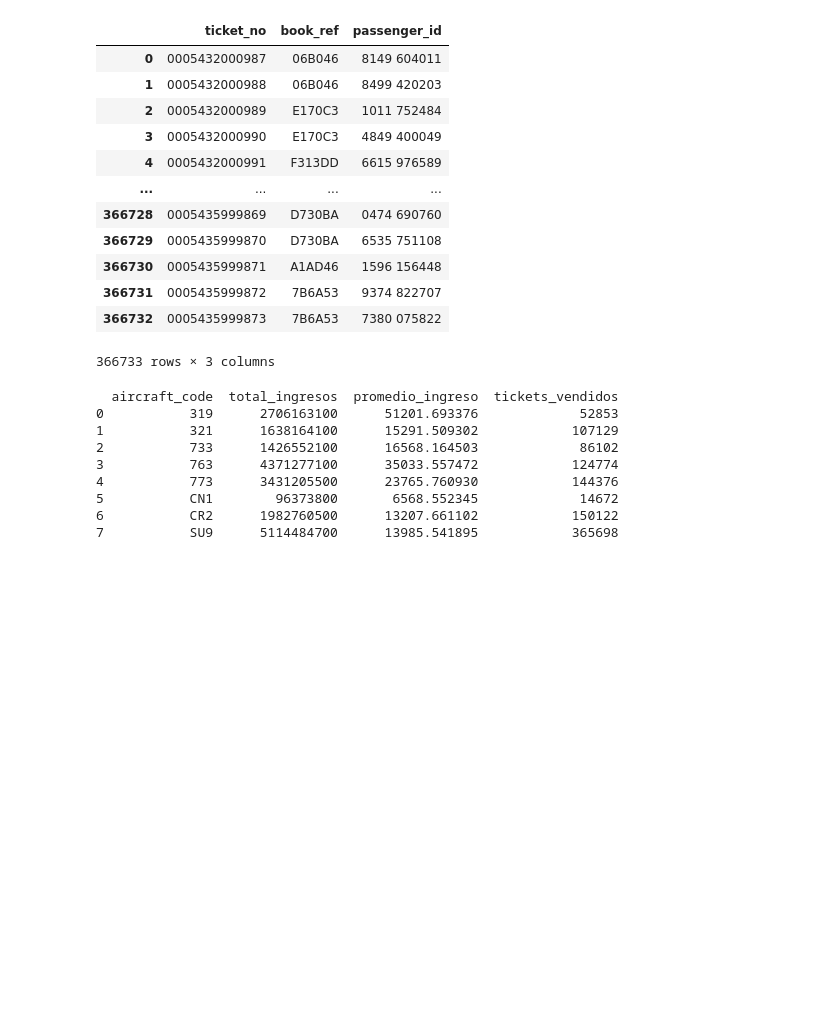
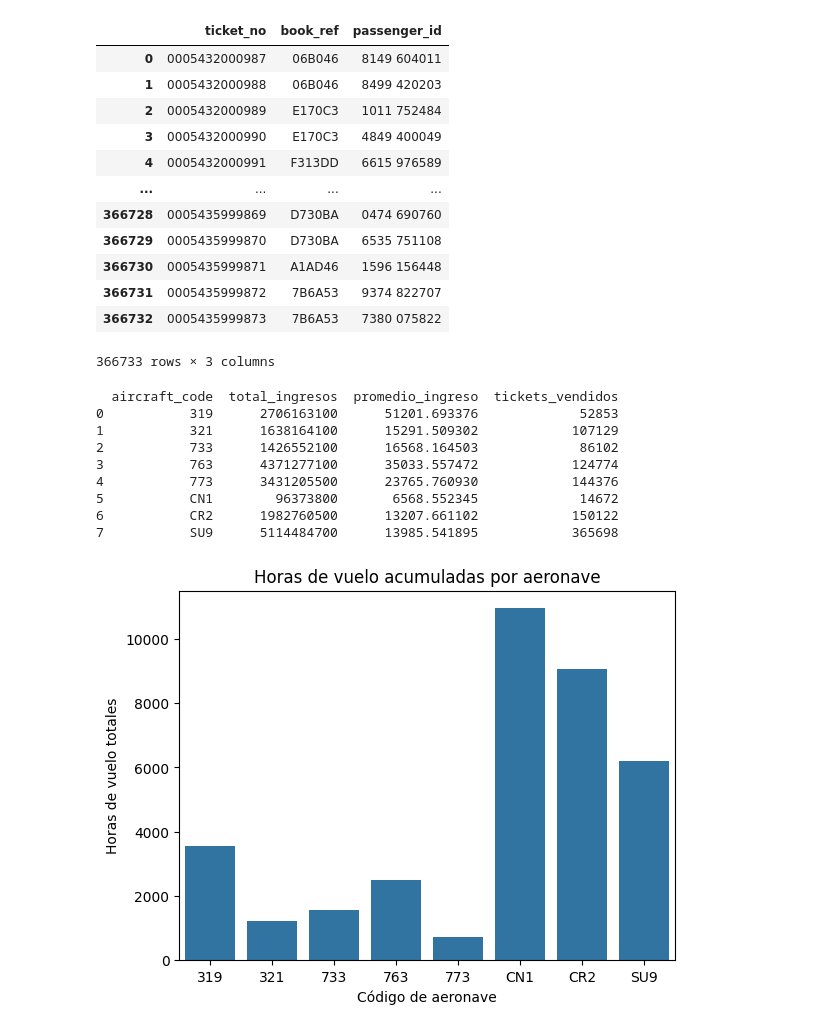
Before and after one commit to SORTEGA11/ProyectoFinalAerolineas, a Jupyter notebook: EDA/Vuelos.ipynb, the cells around one changed output. Cells and saved outputs as stored; diff of their text form; code cells hidden in the pictures; blank space fills up the shorter version.

```diff
--- a/EDA/Vuelos.ipynb
+++ b/EDA/Vuelos.ipynb
@@ -363,3 +363,14 @@ print(ingresos_por_avion)
 5           CN1        96373800       6568.552345             14672
 6           CR2      1982760500      13207.661102            150122
 7           SU9      5114484700      13985.541895            365698
+# %%
+sns.barplot(x='aircraft_code', y='total_horas_vuelo', data=horas_vuelo_acumuladas)
+plt.xlabel('Código de aeronave')
+plt.ylabel('Horas de vuelo totales')
+plt.title('Horas de vuelo acumuladas por aeronave')
+plt.show()
+
+# En esta gráfica podemos observar la cantidad de horas de vuelo acumuladas por aeronave
+# Podemos observar que la Aeronave CN1 - Cessna 208 Caravan es la que acumula más horas de vuelos
+# %% [output]
+[figure, added]
```
Also changed, not shown: parts of 13 cells of this notebook.
